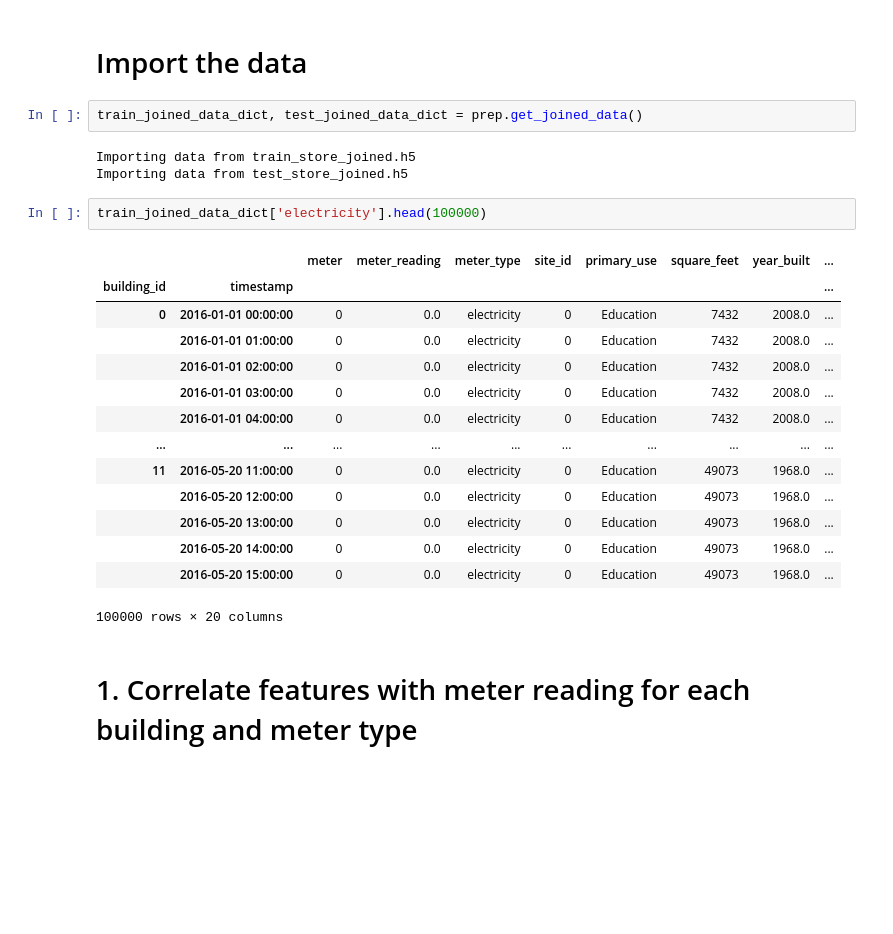
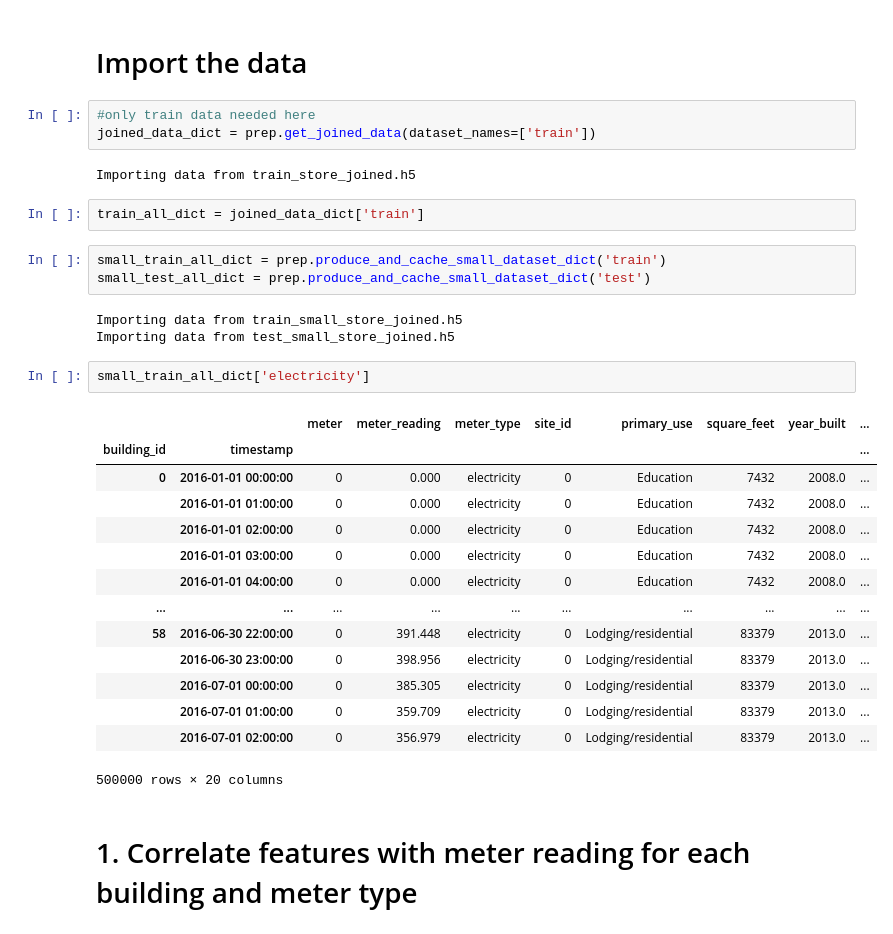
Before and after one commit to StephanieWillis/ASHRAE, a Jupyter notebook: ASHRAE_Kaggle_examine_correlations.ipynb, the cells around one changed output. Cells and saved outputs as stored; diff of their text form; blank space fills up the shorter version.

```diff
--- a/ASHRAE_Kaggle_examine_correlations.ipynb
+++ b/ASHRAE_Kaggle_examine_correlations.ipynb
@@ -8,28 +8,36 @@ import prepare_data as prep
 import explore_correlations as exp
 # %% [markdown]
 # Import the data
-# %%
-train_joined_data_dict, test_joined_data_dict = prep.get_joined_data()
-# %% [output]
-Importing data from train_store_joined.h5
-Importing data from test_store_joined.h5
-# %%
-train_joined_data_dict['electricity'].head(100000)
-# %% [output]
-|  |  | meter | meter_reading | meter_type | site_id | primary_use | square_feet | year_built | ... |
-| building_id | timestamp |  |  |  |  |  |  |  | ... |
-| 0 | 2016-01-01 00:00:00 | 0 | 0.0 | electricity | 0 | Education | 7432 | 2008.0 | ... |
-|  | 2016-01-01 01:00:00 | 0 | 0.0 | electricity | 0 | Education | 7432 | 2008.0 | ... |
-|  | 2016-01-01 02:00:00 | 0 | 0.0 | electricity | 0 | Education | 7432 | 2008.0 | ... |
-|  | 2016-01-01 03:00:00 | 0 | 0.0 | electricity | 0 | Education | 7432 | 2008.0 | ... |
-|  | 2016-01-01 04:00:00 | 0 | 0.0 | electricity | 0 | Education | 7432 | 2008.0 | ... |
-| ... | ... | ... | ... | ... | ... | ... | ... | ... | ... |
-| 11 | 2016-05-20 11:00:00 | 0 | 0.0 | electricity | 0 | Education | 49073 | 1968.0 | ... |
-|  | 2016-05-20 12:00:00 | 0 | 0.0 | electricity | 0 | Education | 49073 | 1968.0 | ... |
-|  | 2016-05-20 13:00:00 | 0 | 0.0 | electricity | 0 | Education | 49073 | 1968.0 | ... |
-|  | 2016-05-20 14:00:00 | 0 | 0.0 | electricity | 0 | Education | 49073 | 1968.0 | ... |
-|  | 2016-05-20 15:00:00 | 0 | 0.0 | electricity | 0 | Education | 49073 | 1968.0 | ... |
-100000 rows × 20 columns
+# %%
+#only train data needed here
+joined_data_dict = prep.get_joined_data(dataset_names=['train'])
+# %% [output]
+Importing data from train_store_joined.h5
+# %%
+train_all_dict = joined_data_dict['train']
+# %%
+small_train_all_dict = prep.produce_and_cache_small_dataset_dict('train')
+small_test_all_dict = prep.produce_and_cache_small_dataset_dict('test')
+# %% [output]
+Importing data from train_small_store_joined.h5
+Importing data from test_small_store_joined.h5
+# %%
+small_train_all_dict['electricity']
+# %% [output]
+|  |  | meter | meter_reading | meter_type | site_id | primary_use | square_feet | year_built | ... |
+| building_id | timestamp |  |  |  |  |  |  |  | ... |
+| 0 | 2016-01-01 00:00:00 | 0 | 0.000 | electricity | 0 | Education | 7432 | 2008.0 | ... |
+|  | 2016-01-01 01:00:00 | 0 | 0.000 | electricity | 0 | Education | 7432 | 2008.0 | ... |
+|  | 2016-01-01 02:00:00 | 0 | 0.000 | electricity | 0 | Education | 7432 | 2008.0 | ... |
+|  | 2016-01-01 03:00:00 | 0 | 0.000 | electricity | 0 | Education | 7432 | 2008.0 | ... |
+|  | 2016-01-01 04:00:00 | 0 | 0.000 | electricity | 0 | Education | 7432 | 2008.0 | ... |
+| ... | ... | ... | ... | ... | ... | ... | ... | ... | ... |
+| 58 | 2016-06-30 22:00:00 | 0 | 391.448 | electricity | 0 | Lodging/residential | 83379 | 2013.0 | ... |
+|  | 2016-06-30 23:00:00 | 0 | 398.956 | electricity | 0 | Lodging/residential | 83379 | 2013.0 | ... |
+|  | 2016-07-01 00:00:00 | 0 | 385.305 | electricity | 0 | Lodging/residential | 83379 | 2013.0 | ... |
+|  | 2016-07-01 01:00:00 | 0 | 359.709 | electricity | 0 | Lodging/residential | 83379 | 2013.0 | ... |
+|  | 2016-07-01 02:00:00 | 0 | 356.979 | electricity | 0 | Lodging/residential | 83379 | 2013.0 | ... |
+500000 rows × 20 columns
 # %% [markdown]
 # 1. Correlate features with meter reading for each building and meter type
 # %%
```
Also changed, not shown: parts of 46 cells of this notebook, 3 other files.
